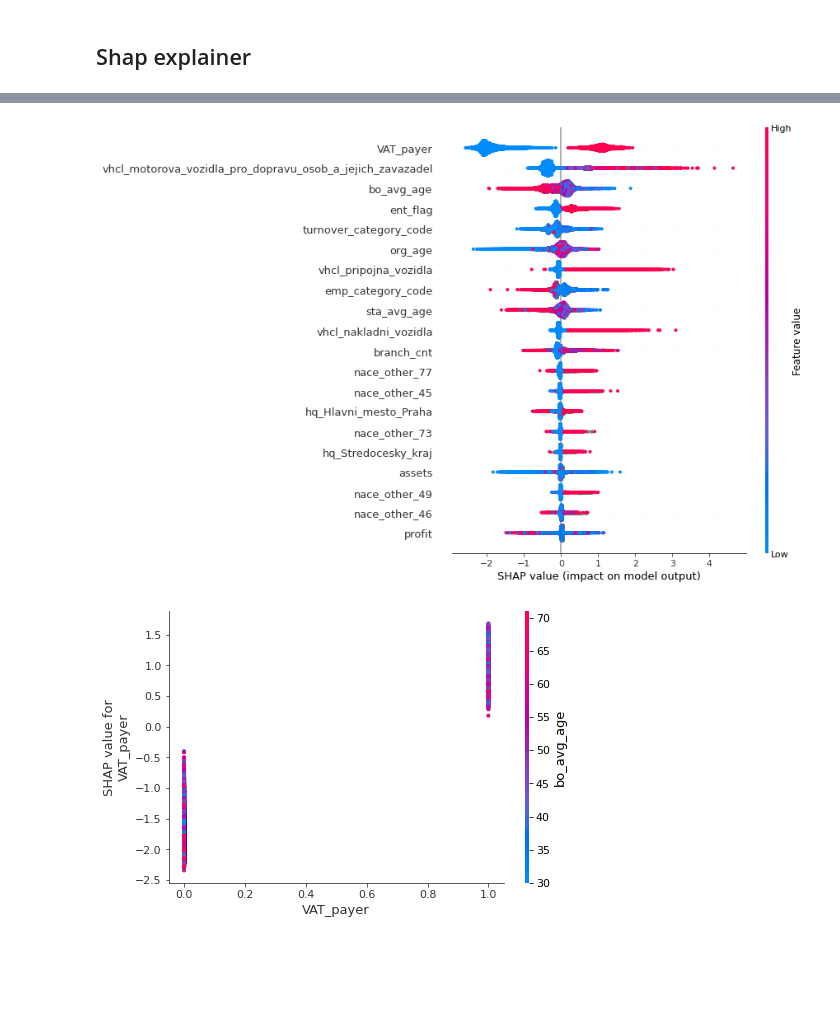
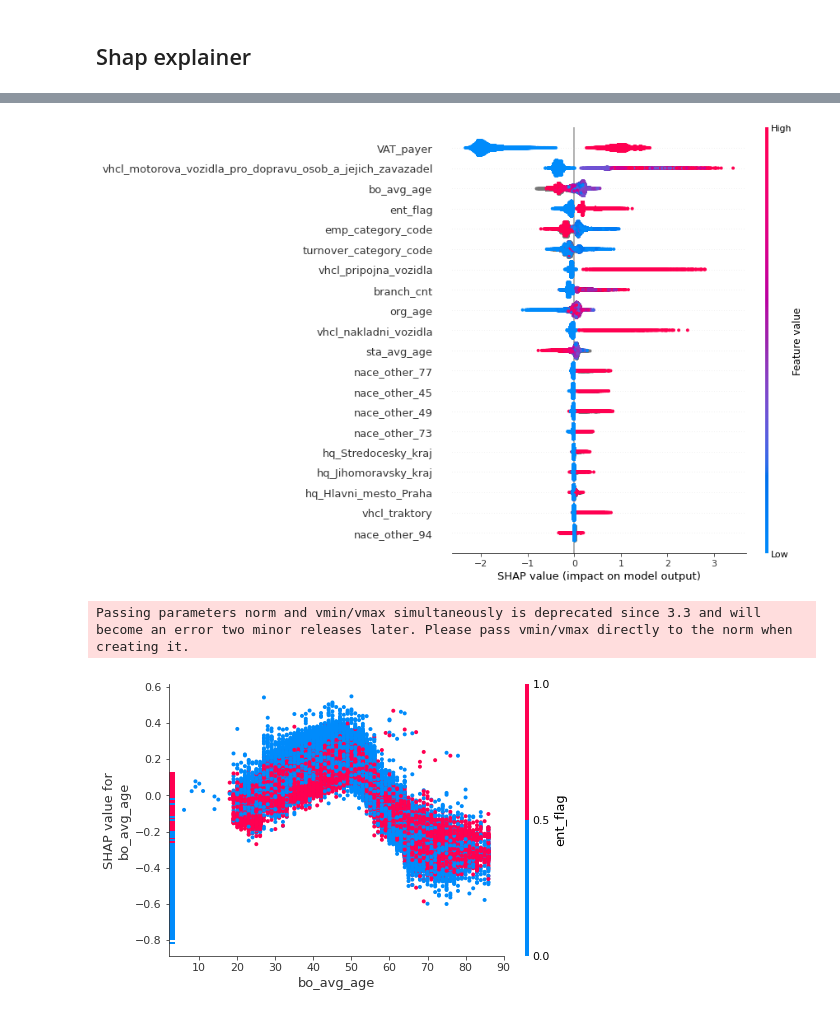
Before and after one commit to mindforceai/tools, a Jupyter notebook: data_analysis_w_xgboost/data_analysis_w_xgboost.ipynb, the cells around one changed output, grey strips where cells are left out. Saved outputs shown, nothing was run; the diff lists cells and outputs as text; code cells hidden in the pictures; blank space fills up the shorter version.

Commit message:
model done

```diff
--- a/data_analysis_w_xgboost/data_analysis_w_xgboost.ipynb
+++ b/data_analysis_w_xgboost/data_analysis_w_xgboost.ipynb
@@ -120,5 +105,34 @@ pd.crosstab(index=moto_model_data['moto_class_target'], columns=moto_model_data[
+# %%
+# delete records with extreme values
+moto_model_data_cln = moto_model_data[
+    ((moto_model_data['assets'].abs() < 1000000000) | (moto_model_data['assets'].isna()))
+    &((moto_model_data['profit_change'].abs()<10000) | (moto_model_data['profit_change'].isna()))
+    &((moto_model_data['assets_change'].abs()<10000) | (moto_model_data['assets_change'].isna()))
+    &((moto_model_data['net_turnover_change'].abs()<10000) | (moto_model_data['net_turnover_change'].isna()))
+    ]
+
+# calculate the limits and check outlier counts
+col_names = ['col','lower_treshold','upper_treshold','min','lower_outlier_cnt','max','upper_outlier_cnt']
+outlier_columns = pd.DataFrame(columns=col_names)
+for col in moto_model_data_cln.columns:
+    if ((moto_model_data_cln[col].mean()+3*moto_model_data_cln[col].std() < moto_model_data_cln[col].max()) | (moto_model_data_cln[col].mean()-3*moto_model_data_cln[col].std() > moto_model_data_cln[col].min())) & (moto_model_data_cln[col].max() != 1.0):
+        col_tresholds = pd.DataFrame([[
+            col,
+            round(moto_model_data_cln[col].mean()-3*moto_model_data_cln[col].std()) if round(moto_model_data_cln[col].mean()-3*moto_model_data_cln[col].std())<-1 else -1,
+            round(moto_model_data_cln[col].mean()+3*moto_model_data_cln[col].std()) if round(moto_model_data_cln[col].mean()+3*moto_model_data_cln[col].std())>1 else 1,
+            moto_model_data_cln[col].min(),
+            moto_model_data_cln[col][moto_model_data_cln[col]<round(moto_model_data_cln[col].mean()-3*moto_model_data_cln[col].std())].count(),
+            moto_model_data_cln[col].max(),
+            moto_model_data_cln[col][moto_model_data_cln[col]>round(moto_model_data_cln[col].mean()+3*moto_model_data_cln[col].std())].count()]
+            ],columns=col_names)
+        outlier_columns = pd.concat([outlier_columns,col_tresholds])
+# replace outlier values with limit value
+mmd_copy = moto_model_data_cln.copy()
+for row in outlier_columns.itertuples():
+    mmd_copy.loc[(mmd_copy[row.col] < row.lower_treshold),row.col] = row.lower_treshold
+    mmd_copy.loc[(mmd_copy[row.col] > row.upper_treshold),row.col] = row.upper_treshold
 # %%
-x, y = moto_model_data.iloc[:,:-1],moto_model_data.iloc[:,-1]
+x, y = mmd_copy.iloc[:,:-1],mmd_copy.iloc[:,-1]
 X_train, X_test, y_train, y_test = train_test_split(x, y, test_size=0.2, random_state=123, stratify=y)
 # %% [markdown]
 ## Find best model hyperparameters
@@ -151,9 +165,3 @@ The use of label encoder in XGBClassifier is deprecated and will be removed in a
 [16:37:54] WARNING: ..\src\learner.cc:1061: Starting in XGBoost 1.3.0, the default evaluation metric used with the objective 'binary:logistic' was changed from 'error' to 'logloss'. Explicitly set eva ...
 0.687335255501034
 {'learning_rate': 0.05, 'max_depth': 7, 'scale_pos_weight': 0.5}
-# %%
-xgb_model = xgb.XGBClassifier()
-clf = GridSearchCV(xgb_model,{'max_depth': [7,8,9],'learning_rate':[0.025,0.05,0.075],'scale_pos_weight':[0.4,0.5,0.6]}, verbose=1,n_jobs=4,cv=3,scoring = 'f1')
-clf.fit(x,y)
-print(clf.best_score_)
-print(clf.best_params_)
@@ -209,10 +196,11 @@ shap.summary_plot(shap_values, x, plot_type="bar")
 # %%
 shap.summary_plot(shap_values, x)
 # %% [output]
-[figure, old version]
+[figure, new version]
 # %%
 # shap.dependence_plot("VAT_payer", shap_values, x, interaction_index="org_age")
 # shap.dependence_plot("bo_avg_age", shap_values, x,interaction_index='emp_category_code')
-shap.dependence_plot("VAT_payer", shap_values, x, interaction_index='bo_avg_age')
+shap.dependence_plot("bo_avg_age", shap_values, x, interaction_index='ent_flag')
 # %% [output]
+Passing parameters norm and vmin/vmax simultaneously is deprecated since 3.3 and will become an error two minor releases later. Please pass vmin/vmax directly to the norm when creating it.
-[figure, old version]
+[figure, new version]
```
Also changed, not shown: parts of 12 cells of this notebook.
